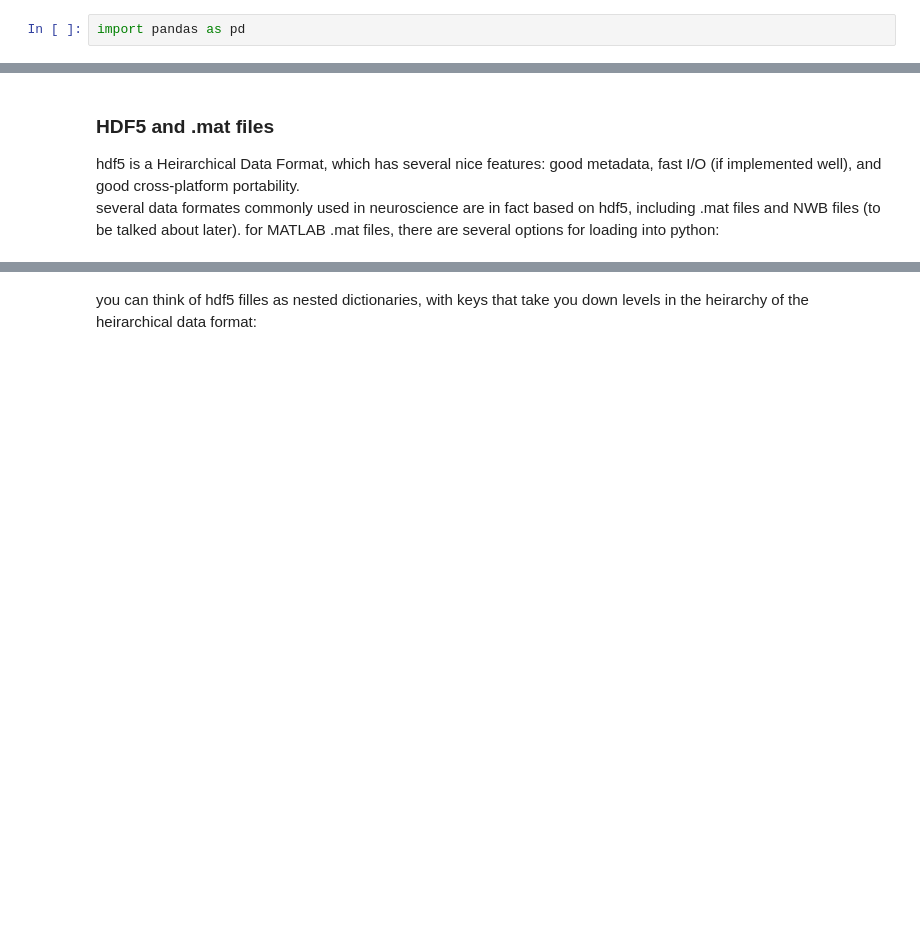
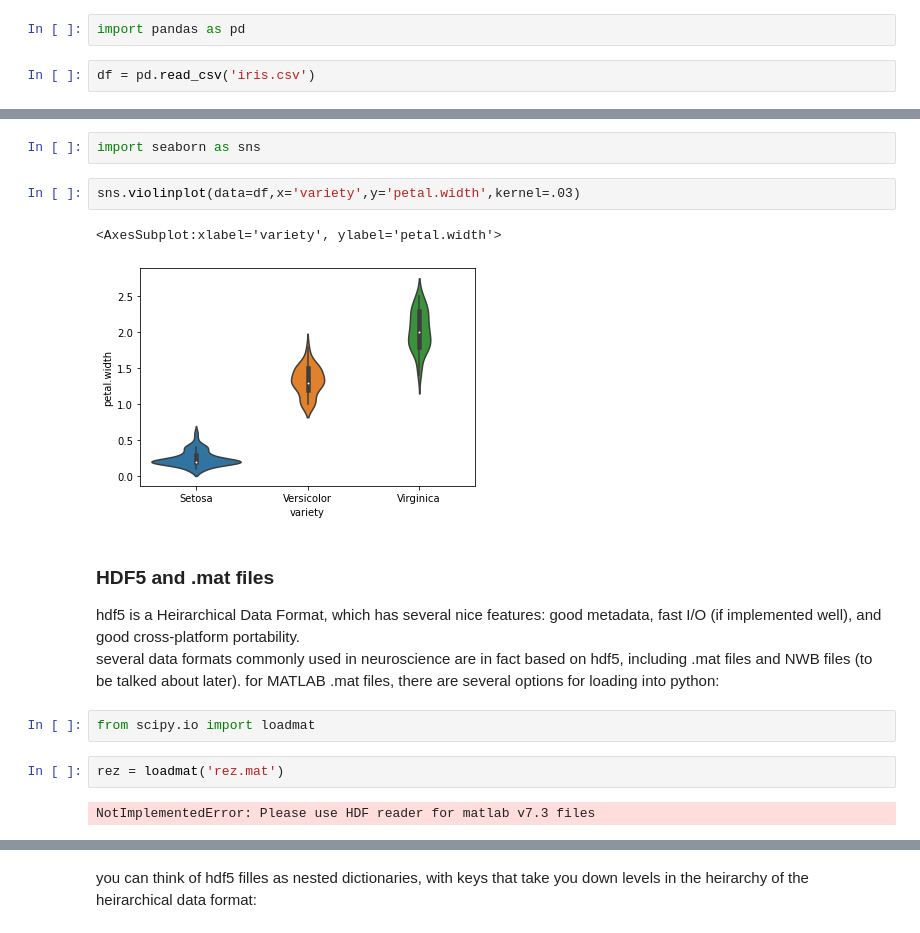
Before and after one commit to CU-NRSC-7657/NRSC7657, a Jupyter notebook: Week2/DataTypes_FlowControl.ipynb, the cells around one changed output, grey strips where cells are left out. Drawn from its saved outputs; the diff is of its cells as text; blank space fills up the shorter version.

```diff
--- a/Week2/DataTypes_FlowControl.ipynb
+++ b/Week2/DataTypes_FlowControl.ipynb
@@ -154,3 +320,5 @@ plt.imshow(im[:100,:200])
 if you were going to do that in Excel, you can do it with pandas. probably faster, and then you can do more stuff with the results
 # %%
 import pandas as pd
+# %%
+df = pd.read_csv('iris.csv')
@@ -157,4 +349,17 @@ import pandas as pd
+# %%
+import seaborn as sns
+# %%
+sns.violinplot(data=df,x='variety',y='petal.width',kernel=.03)
+# %% [output]
+<AxesSubplot:xlabel='variety', ylabel='petal.width'>
+[figure, added]
 # %% [markdown]
 ### HDF5 and .mat files
 hdf5 is a Heirarchical Data Format, which has several nice features: good metadata, fast I/O (if implemented well), and good cross-platform portability. <br>
-several data formates commonly used in neuroscience are in fact based on hdf5, including .mat files and NWB files (to be talked about later). for MATLAB .mat files, there are several options for loading into python:
+several data formats commonly used in neuroscience are in fact based on hdf5, including .mat files and NWB files (to be talked about later). for MATLAB .mat files, there are several options for loading into python:
+# %%
+from scipy.io import loadmat
+# %%
+rez = loadmat('rez.mat')
+# %% [output]
+NotImplementedError: Please use HDF reader for matlab v7.3 files
```
Also changed, not shown: parts of 60 cells of this notebook, 6 other files.
